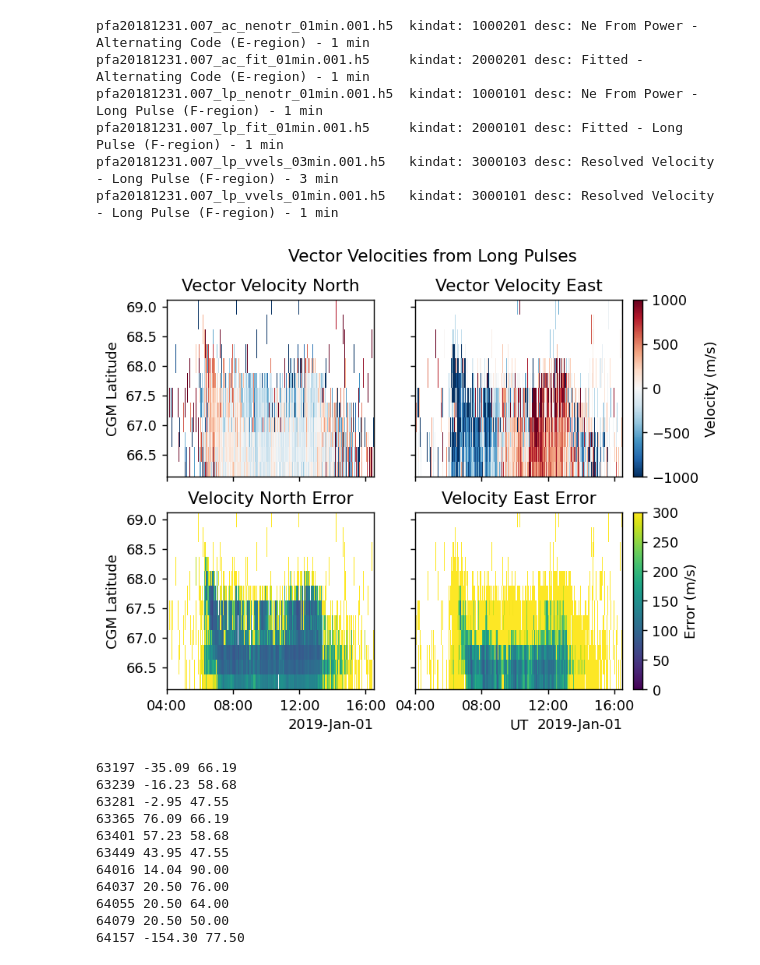
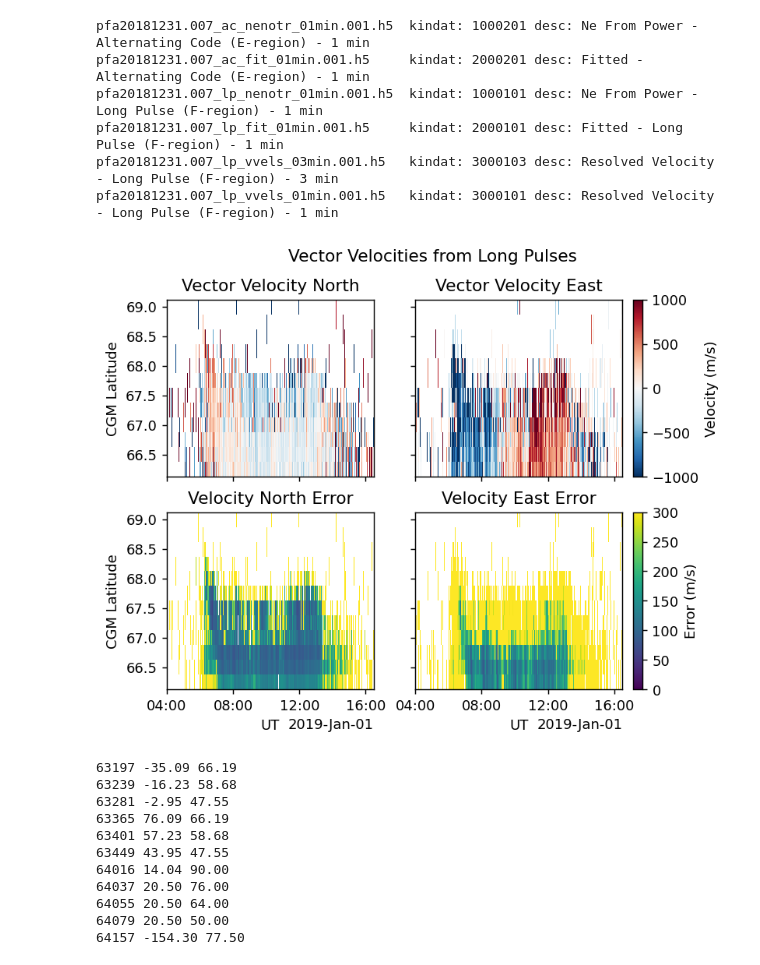
Before and after one commit to isrsummerschool/lecture_supplements_2024, a Jupyter notebook: data_use_examples/DataExample3.ipynb, the cells around one changed output. Drawn from its saved outputs; the diff is of its cells as text; code cells hidden in the pictures.

```diff
--- a/data_use_examples/DataExample3.ipynb
+++ b/data_use_examples/DataExample3.ipynb
@@ -156,34 +156,35 @@ errclrs=axarr[1,0].pcolormesh(mdates.date2num(vdat['time']),vdat['cgm_lat'],vdat
 vclrs=axarr[0,1].pcolormesh(mdates.date2num(vdat['time']),vdat['cgm_lat'],vdat['vipe'],
                             vmin=-1000,vmax=1000,cmap='RdBu_r',shading='nearest')
 errclrs=axarr[1,1].pcolormesh(mdates.date2num(vdat['time']),vdat['cgm_lat'],vdat['dvipe'],
                               vmin=0,vmax=300,cmap='viridis',shading='nearest')
 
 locator = mdates.AutoDateLocator(minticks=3, maxticks=4)
 formatter = mdates.ConciseDateFormatter(locator)
 axarr[1,1].xaxis.set_major_locator(locator)
 axarr[1,1].xaxis.set_major_formatter(formatter)
 axarr[1,1].set_xlabel('UT')
+axarr[1,0].set_xlabel('UT')
 axarr[1,1].set_xlim([mdates.date2num(datetime.datetime(2019,1,1,4,0,0)),
                      mdates.date2num(datetime.datetime(2019,1,1,16,30,0))])
 
 axarr[0,0].set_ylabel('CGM Latitude')
 axarr[1,0].set_ylabel('CGM Latitude')
 
 axarr[0,0].set_title('Vector Velocity North')
 axarr[0,1].set_title('Vector Velocity East')
 
 axarr[1,0].set_title('Velocity North Error')
 axarr[1,1].set_title('Velocity East Error')
 
 fig.suptitle('Vector Velocities from Long Pulses')
 
 vcb=fig.colorbar(vclrs,ax=[axarr[0,0],axarr[0,1]], pad=0.02)
 vcb.set_label('Velocity (m/s)')
 
 errcb=plt.colorbar(errclrs,ax=[axarr[1,0],axarr[1,1]], pad=0.02)
 errcb.set_label('Error (m/s)')
 # %% [output]
-[figure, old version]
+[figure, new version]
 # %%
 for i,d in enumerate(LP_data):
     print(f"{d['bid']} {d['azm']:.2f} {d['elm']:.2f}")
```
Also changed, not shown: parts of 1 cell of this notebook, 1 other file.
